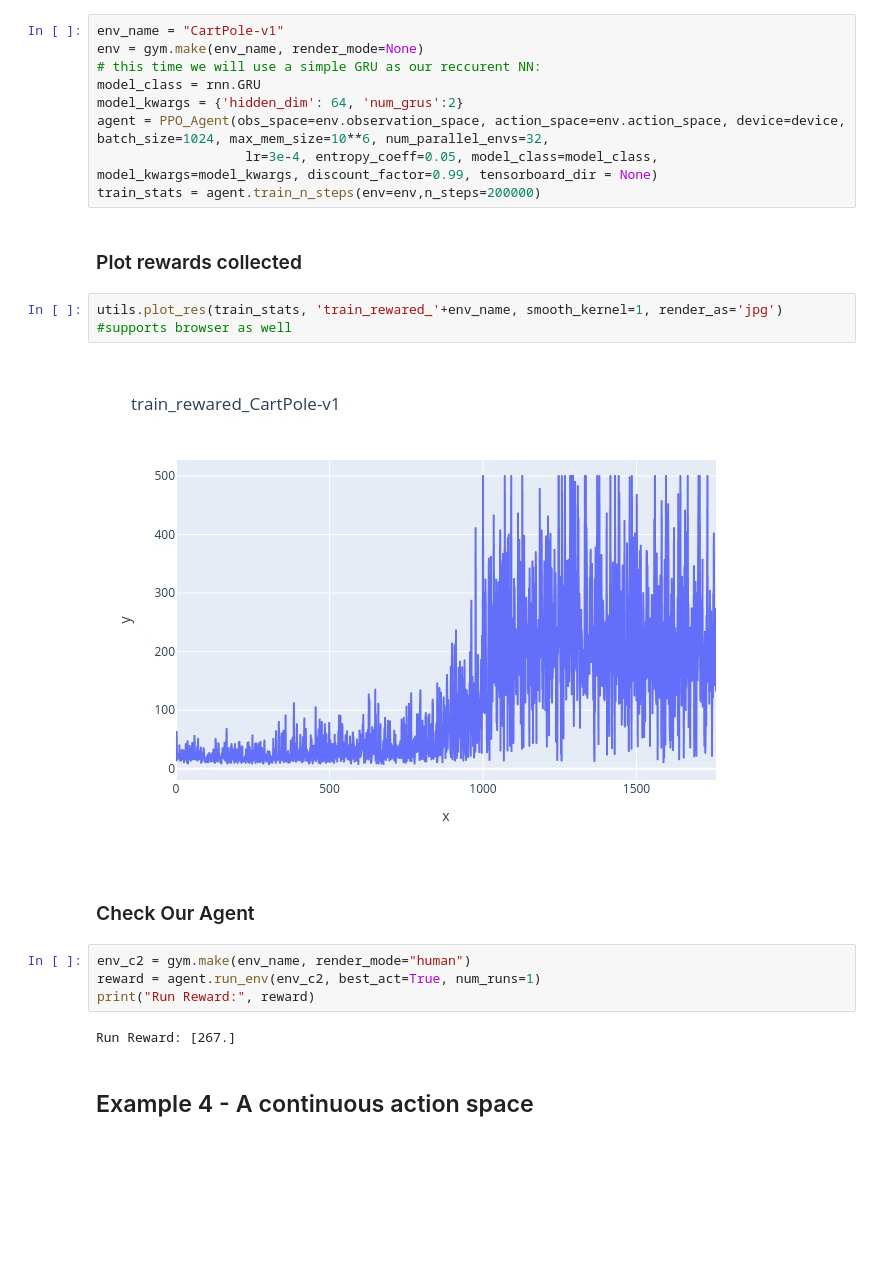
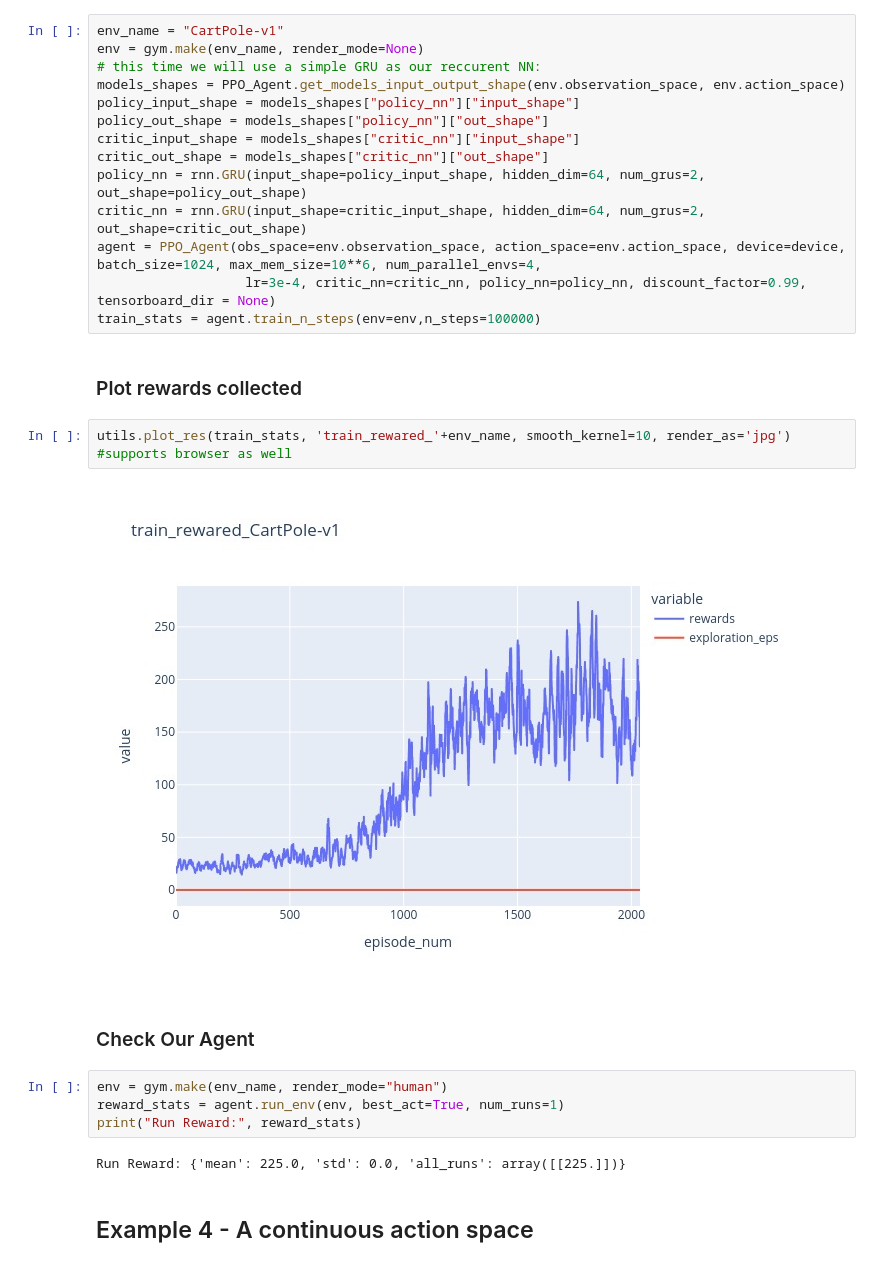
Before and after one commit to nitsan57/RLify, a Jupyter notebook: getting-started.ipynb, the cells around one changed output. Cells and saved outputs as stored; diff of their text form; blank space fills up the shorter version.

```diff
--- a/getting-started.ipynb
+++ b/getting-started.ipynb
@@ -78,25 +85,30 @@ Run Reward: [233.]
 env_name = "CartPole-v1"
 env = gym.make(env_name, render_mode=None)
 # this time we will use a simple GRU as our reccurent NN:
-model_class = rnn.GRU
-model_kwargs = {'hidden_dim': 64, 'num_grus':2}
-agent = PPO_Agent(obs_space=env.observation_space, action_space=env.action_space, device=device, batch_size=1024, max_mem_size=10**6, num_parallel_envs=32,
-                   lr=3e-4, entropy_coeff=0.05, model_class=model_class, model_kwargs=model_kwargs, discount_factor=0.99, tensorboard_dir = None)
-train_stats = agent.train_n_steps(env=env,n_steps=200000)
+models_shapes = PPO_Agent.get_models_input_output_shape(env.observation_space, env.action_space)
+policy_input_shape = models_shapes["policy_nn"]["input_shape"]
+policy_out_shape = models_shapes["policy_nn"]["out_shape"]
+critic_input_shape = models_shapes["critic_nn"]["input_shape"]
+critic_out_shape = models_shapes["critic_nn"]["out_shape"]
+policy_nn = rnn.GRU(input_shape=policy_input_shape, hidden_dim=64, num_grus=2, out_shape=policy_out_shape)
+critic_nn = rnn.GRU(input_shape=critic_input_shape, hidden_dim=64, num_grus=2, out_shape=critic_out_shape)
+agent = PPO_Agent(obs_space=env.observation_space, action_space=env.action_space, device=device, batch_size=1024, max_mem_size=10**6, num_parallel_envs=4,
+                   lr=3e-4, critic_nn=critic_nn, policy_nn=policy_nn, discount_factor=0.99, tensorboard_dir = None)
+train_stats = agent.train_n_steps(env=env,n_steps=100000)
 # %% [markdown]
 ### Plot rewards collected
 # %%
-utils.plot_res(train_stats, 'train_rewared_'+env_name, smooth_kernel=1, render_as='jpg') #supports browser as well
+utils.plot_res(train_stats, 'train_rewared_'+env_name, smooth_kernel=10, render_as='jpg') #supports browser as well
 # %% [output]
-[figure, old version]
+[figure, new version]
 # %% [markdown]
 ### Check Our Agent
 # %%
-env_c2 = gym.make(env_name, render_mode="human")
-reward = agent.run_env(env_c2, best_act=True, num_runs=1)
-print("Run Reward:", reward)
+env = gym.make(env_name, render_mode="human")
+reward_stats = agent.run_env(env, best_act=True, num_runs=1)
+print("Run Reward:", reward_stats)
 # %% [output]
-Run Reward: [267.]
+Run Reward: {'mean': 225.0, 'std': 0.0, 'all_runs': array([[225.]])}
 # %% [markdown]
 ## Example 4 - A continuous action space
 # %%
```
Also changed, not shown: parts of 11 cells of this notebook.
